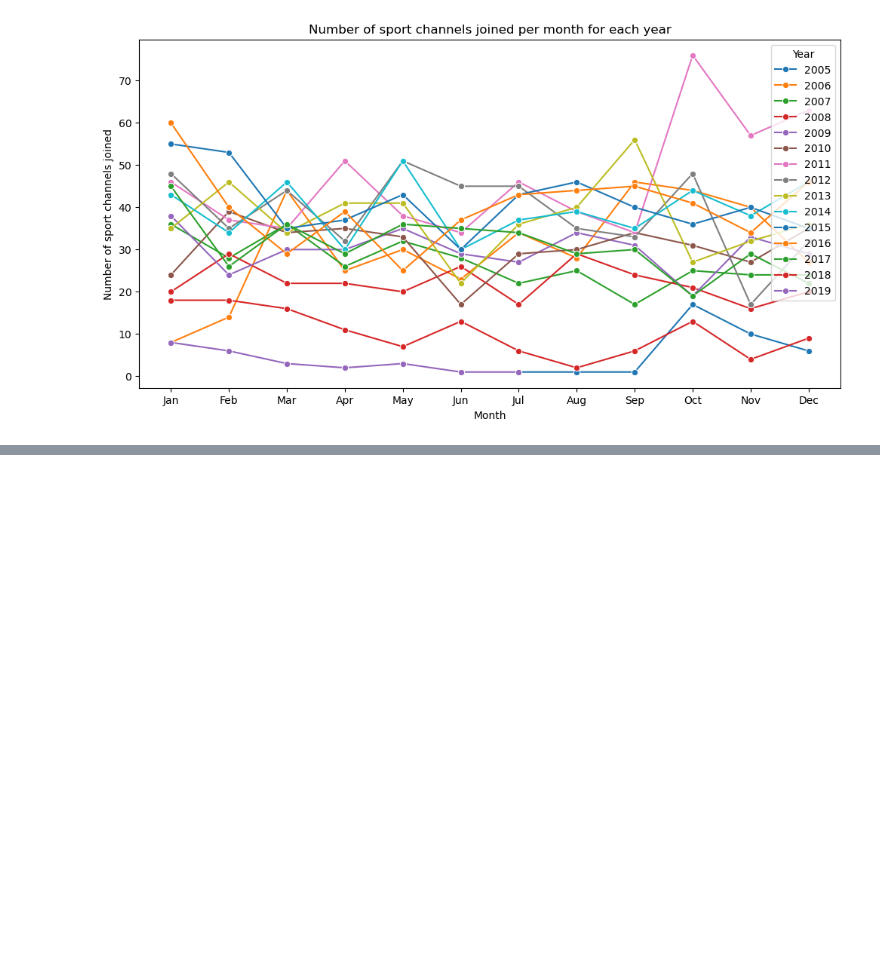
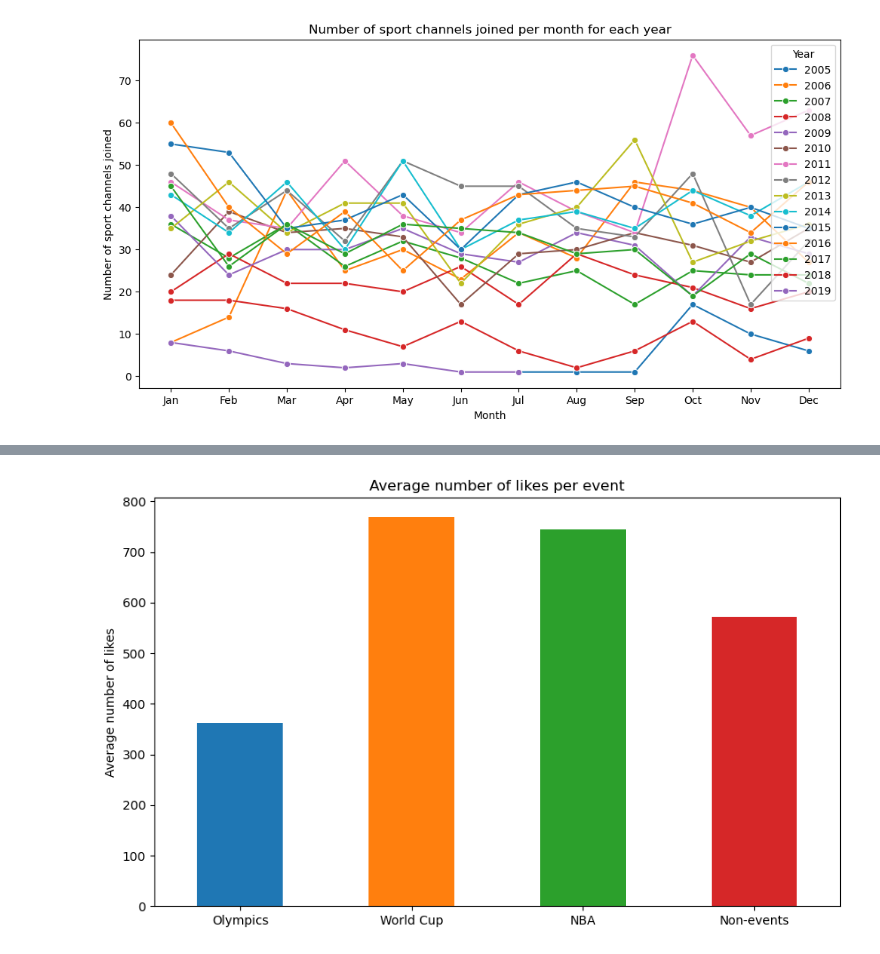
Before and after one commit to epfl-ada/ada-2024-project-robodatapioneers2024, a Jupyter notebook: initial_analysis.ipynb, the cells around one changed output, grey strips where cells are left out. Saved outputs shown, nothing was run; the diff lists cells and outputs as text; code cells hidden in the pictures; blank space fills up the shorter version.

```diff
--- a/initial_analysis.ipynb
+++ b/initial_analysis.ipynb
@@ -208,0 +298,6 @@ plt.show()
+# %%
+df_vd_non_events = df_vd_sports[
+  (~df_vd_sports["display_id"].isin(df_olympics["display_id"]))
+  & (~df_vd_sports["display_id"].isin(df_world_cup["display_id"]))
+  & (~df_vd_sports["display_id"].isin(df_nba["display_id"]))
+]
@@ -208,0 +308,17 @@ plt.show()
+# %%
+# Average number of likes per event
+plt.figure(figsize=(10, 6))
+colors = sns.color_palette("tab10")
+event_likes = pd.Series({
+    "Olympics": df_olympics["like_count"].mean(),
+    "World Cup": df_world_cup["like_count"].mean(),
+    "NBA": df_nba["like_count"].mean(),
+    "Non-events": df_vd_non_events["like_count"].mean()
+})
+event_likes.plot(kind="bar", color=colors)
+plt.title("Average number of likes per event")
+plt.ylabel("Average number of likes")
+plt.xticks(rotation=0)
+plt.show()
+# %% [output]
+[figure, added]
```
Also changed, not shown: parts of 39 cells of this notebook, 3 other files.
